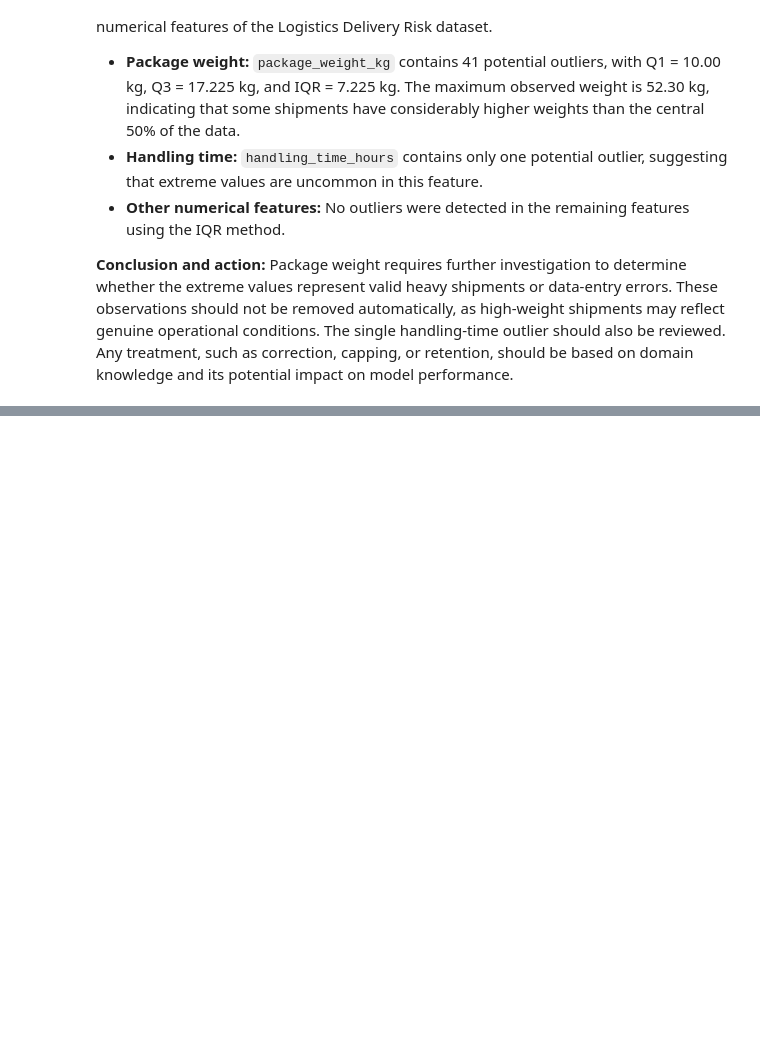
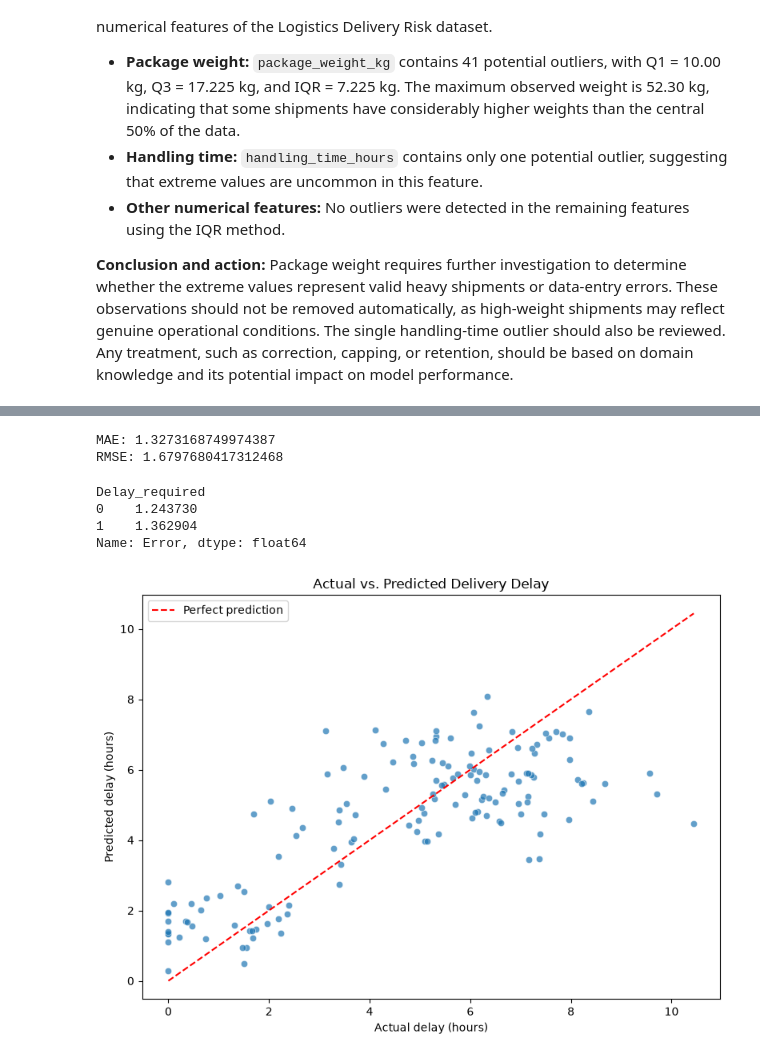
Before and after one commit to NiharikaKrishna-DS/logistics_delivery_risk_intelligence, a Jupyter notebook: logistics_delivery_risk_intelligence.ipynb, the cells around one changed output, grey strips where cells are left out. Drawn from its saved outputs; the diff is of its cells as text; code cells hidden in the pictures; blank space fills up the shorter version.

```diff
--- a/logistics_delivery_risk_intelligence.ipynb
+++ b/logistics_delivery_risk_intelligence.ipynb
@@ -350,0 +487,9 @@ X = shipment_data_df_copy.drop(columns=['delivery_delay_hours','delay_required']
+# %%
+#chronological split
+
+split_index = int(len(x)*0.8)
+
+X_train = x[:split_index]
+X_test = x[split_index:]
+Y_train = y[:split_index]
+Y_test = y[split_index:]
@@ -350,0 +514,57 @@ X = shipment_data_df_copy.drop(columns=['delivery_delay_hours','delay_required']
+# %%
+from sklearn.metrics import mean_squared_error,mean_absolute_error
+
+# Use the regression target and the matching chronological split
+Y_train = y.iloc[:split_index]
+Y_test = y.iloc[split_index:]
+
+lr.fit(X_train, Y_train)
+lr_pred = lr.predict(X_test)
+
+mae = mean_absolute_error(Y_test, lr_pred)
+rmse = np.sqrt(mean_squared_error(Y_test, lr_pred))
+
+print(f"MAE: {mae}")
+print(f"RMSE: {rmse}")
+# %% [output]
+MAE: 1.3273168749974387
+RMSE: 1.6797680417312468
+# %%
+results = pd.DataFrame()
+
+results['Actual'] = Y_test
+results['Prediction'] = lr_pred
+results['Error'] = abs(lr_pred-Y_test)
+results['Delay_required'] = (
+    shipment_data_df.iloc[split_index:]
+    ['delay_required'].values
+)
+
+results.groupby(
+    'Delay_required'
+)['Error'].mean()
+# %% [output]
+Delay_required
+0    1.243730
+1    1.362904
+Name: Error, dtype: float64
+# %%
+# Actual vs. predicted delivery delay hours on the test set
+plt.figure(figsize=(8, 6))
+sns.scatterplot(data=results, x='Actual', y='Prediction', alpha=0.7)
+
+# Perfect predictions fall on this reference line
+plot_min = min(results['Actual'].min(), results['Prediction'].min())
+plot_max = results[['Actual', 'Prediction']].to_numpy().max()
+plt.plot([plot_min, plot_max], [plot_min, plot_max], 'r--', label='Perfect prediction')
+
+plt.xlabel('Actual delay (hours)')
+plt.ylabel('Predicted delay (hours)')
+plt.title('Actual vs. Predicted Delivery Delay')
+plt.legend()
+plt.tight_layout()
+plt.show()
+
+plt.savefig(r"D:\Projects\Logistics Delivery Risk Intelligence\outputs\tasks4\actual_vs_predicted_delay_visualization.png")
+# %% [output]
+[figure, added]
```
Also changed, not shown: parts of 18 cells of this notebook, 2 other files.
